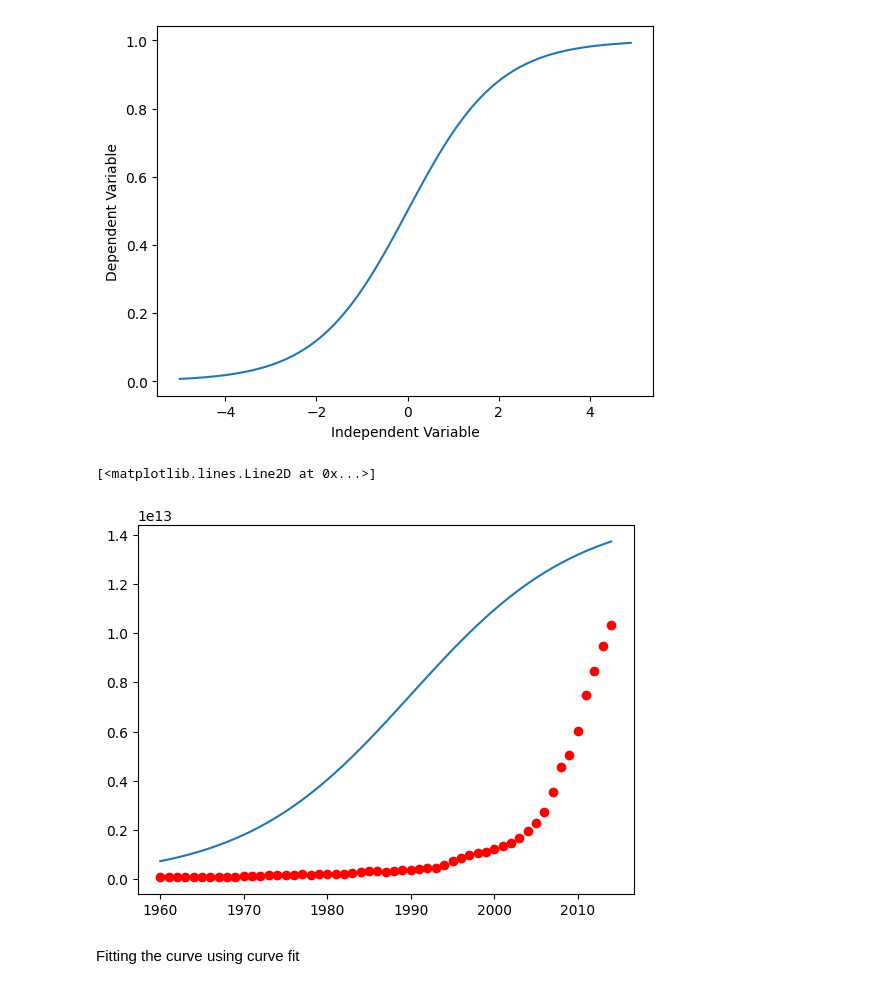
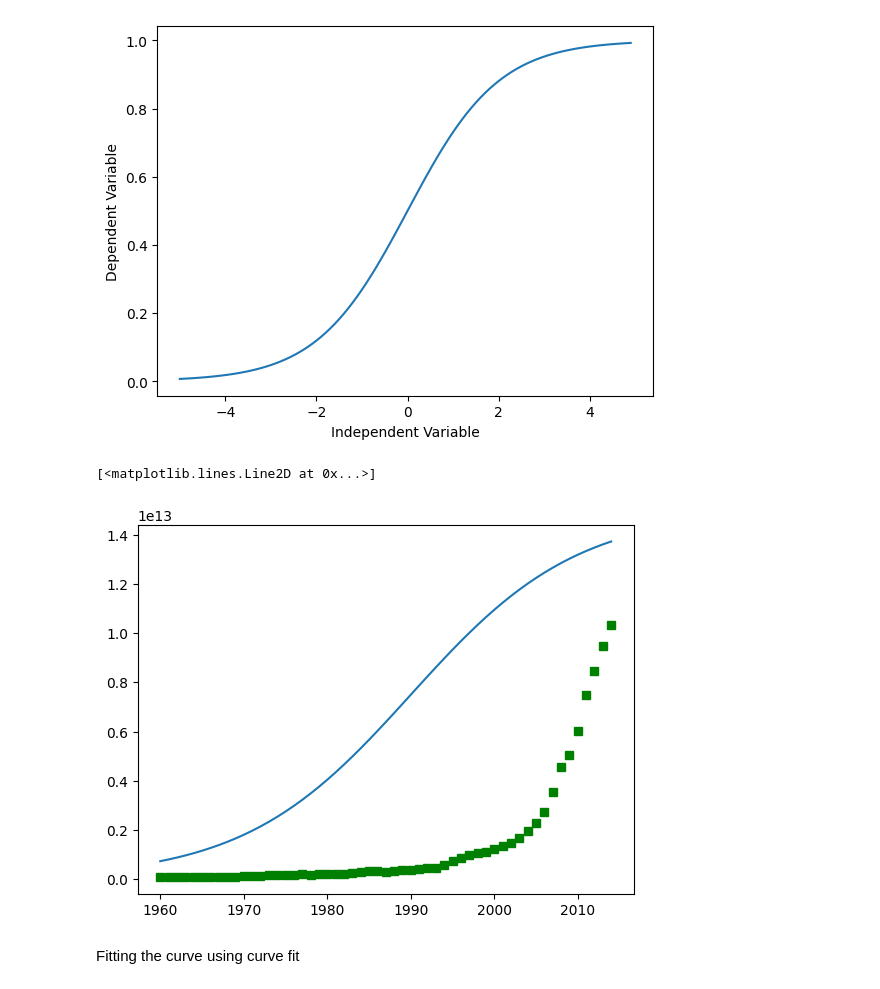
Before and after one commit to Azufendei/Regression-Analysis, a Jupyter notebook: Regression_Analysis.ipynb, the cells around one changed output. Cells and saved outputs as stored; diff of their text form; code cells hidden in the pictures.

```diff
--- a/Regression_Analysis.ipynb
+++ b/Regression_Analysis.ipynb
@@ -424,19 +436,19 @@ plt.show()
 # %%
 def sigmoid(x, Beta_1, Beta_2):
      y = 1 / (1 + np.exp(-Beta_1*(x-Beta_2)))
      return y
 beta_1 = 0.10
 beta_2 = 1990.0
 
 #logistic function
 Y_pred = sigmoid(x_data, beta_1 , beta_2)
 
 #plot initial prediction against datapoints
 plt.plot(x_data, Y_pred*15000000000000.)
-plt.plot(x_data, y_data, 'ro')
+plt.plot(x_data, y_data, 'gs')
 # %% [output]
 [<matplotlib.lines.Line2D at 0x...>]
-[figure, old version]
+[figure, new version]
 # %% [markdown]
 Fitting the curve using curve fit
 # %%
```
Also changed, not shown: parts of 31 cells of this notebook.
